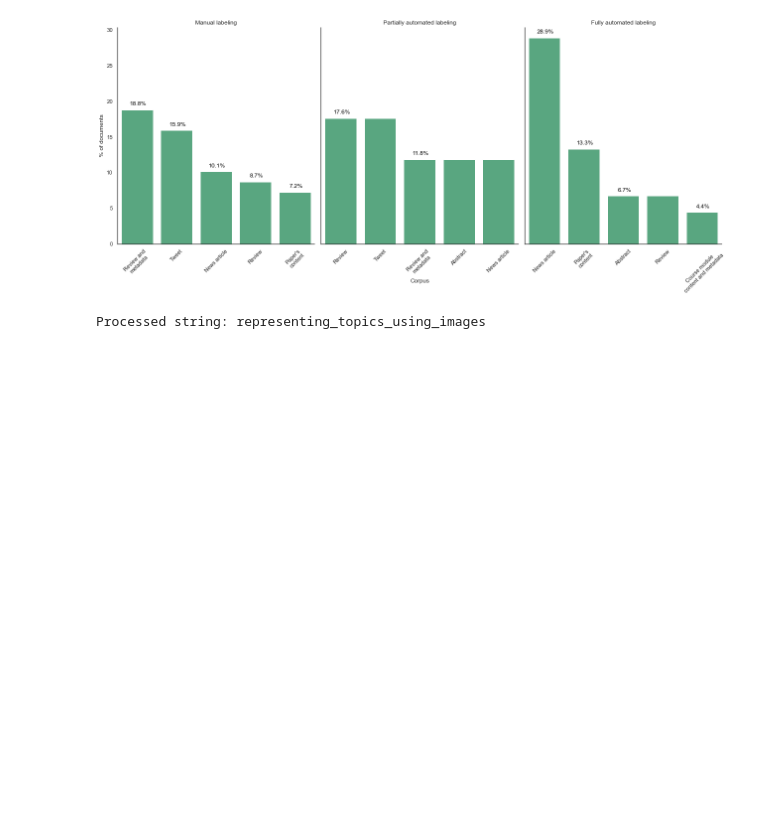
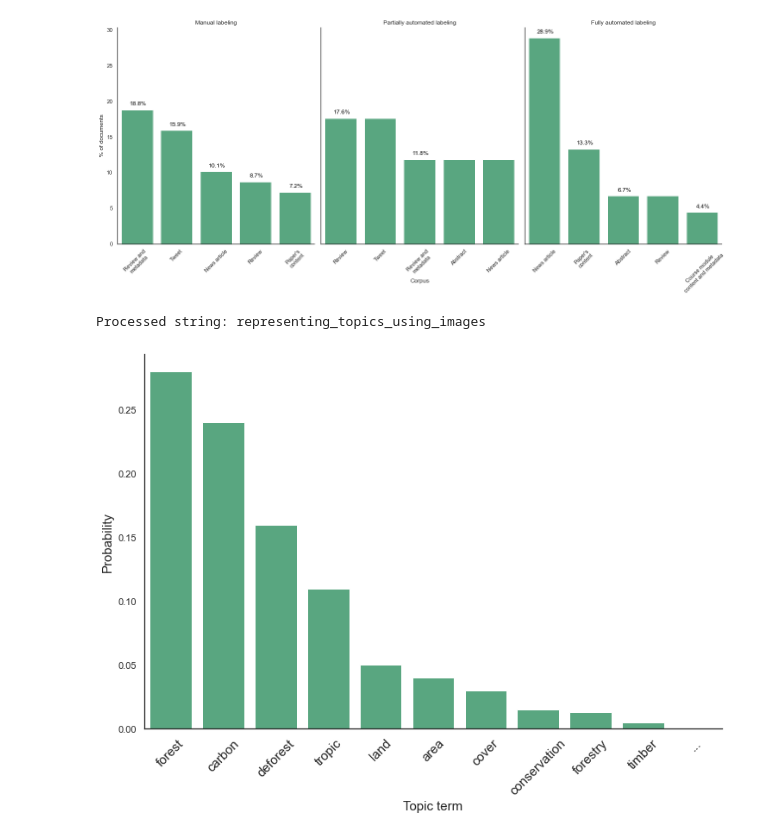
Before and after one commit to iberius96/Msc_Thesis, a Jupyter notebook: Data Visualization/Summary.ipynb, the cells around one changed output. Cells and saved outputs as stored; diff of their text form; code cells hidden in the pictures; blank space fills up the shorter version.

```diff
--- a/Data Visualization/Summary.ipynb
+++ b/Data Visualization/Summary.ipynb
@@ -706,3 +706,23 @@ processed_string = process_input(input_string)
 print("Processed string:", processed_string)
 # %% [output]
 Processed string: representing_topics_using_images
+# %%
+totals = [0.28, 0.24, 0.16, 0.11, 0.05, 0.04, 0.03, 0.015, 0.013, 0.005, 0]
+labels = ['forest', 'carbon', 'deforest', 'tropic', 'land', 'area', 'cover', 'conservation', 'forestry', 'timber', '...']
+fig, ax = plt.subplots(figsize=(12, 8))
+sns.set_theme(style='white')
+sns.set_palette('Set2')
+ax = sns.barplot(y=totals, x=labels, color=(0.3, 0.7, 0.5, 0.7) )
+
+# Add count labels to each bar
+#for i, total in enumerate(totals):
+    #if(total != 0):
+        #ax.text(i-0.25, total+0.005, f'{total}%', va='center')
+
+ax.tick_params(axis='x', rotation=45, labelsize = 15)
+plt.xlabel('Topic term', fontsize = 15)
+plt.ylabel('Probability', fontsize = 15)
+sns.despine()
+plt.show()
+# %% [output]
+[figure, added]
```
Also changed, not shown: 3 other files.
